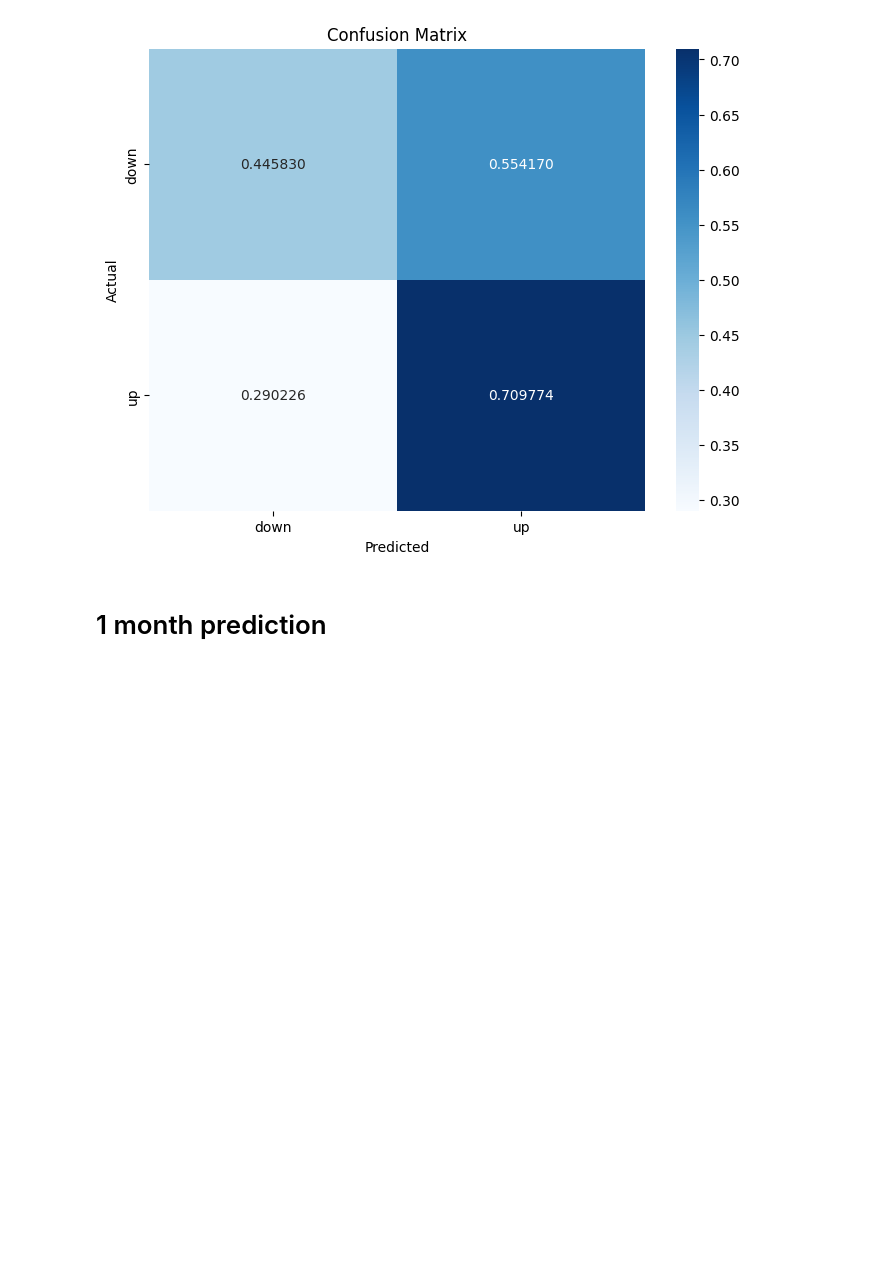
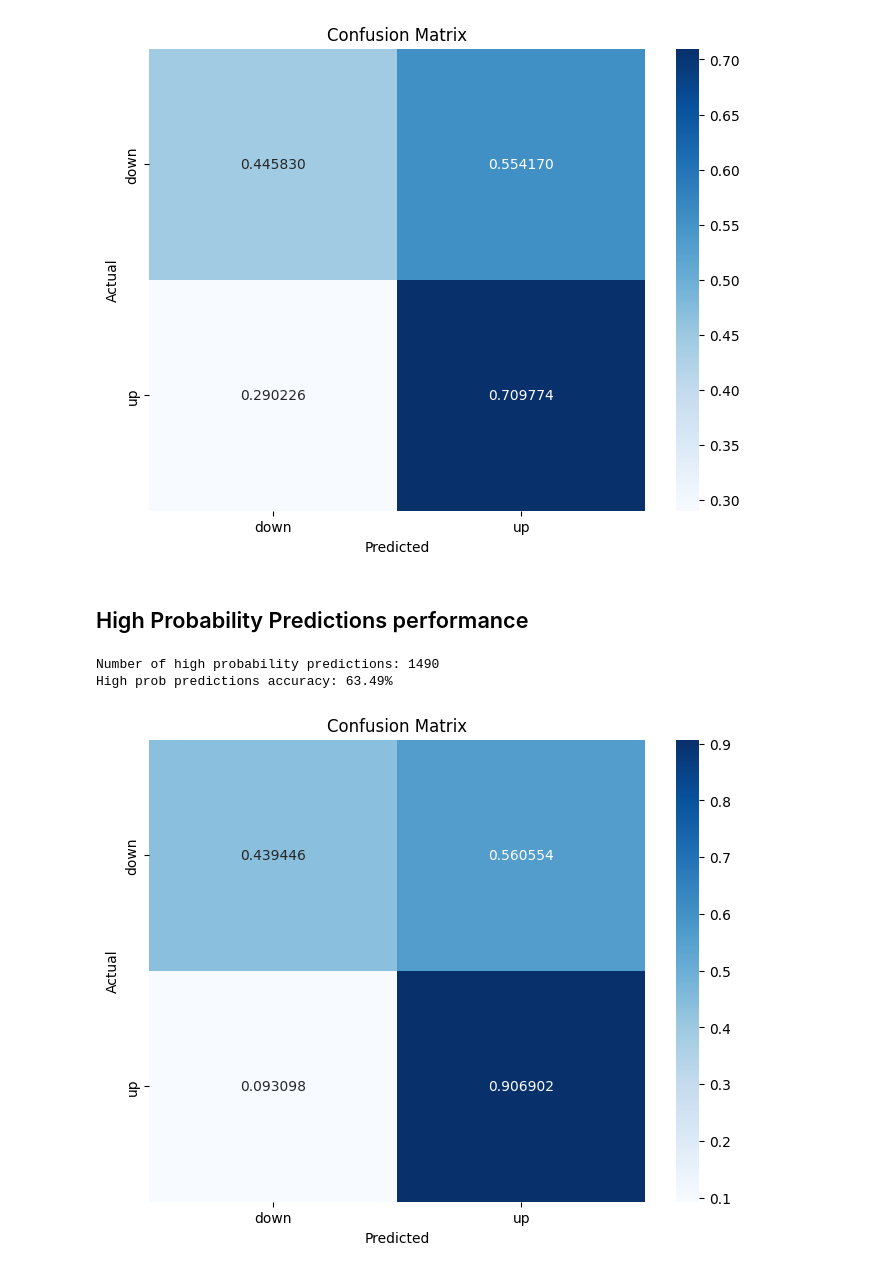
Before and after one commit to OrestisStefanou/InvestorAPI, a Jupyter notebook: analytics/machine_learning/price_prediction_with_fundamentals/notebooks/modelling_v6.ipynb, the cells around one changed output. Cells and saved outputs as stored; diff of their text form; code cells hidden in the pictures; blank space fills up the shorter version.

```diff
--- a/analytics/machine_learning/price_prediction_with_fundamentals/notebooks/modelling_v6.ipynb
+++ b/analytics/machine_learning/price_prediction_with_fundamentals/notebooks/modelling_v6.ipynb
@@ -18,7 +18,7 @@ from sklearn.compose import make_column_transformer
 from analytics.machine_learning.price_prediction_with_fundamentals import utils
 import pandas as pd
 
-db_conn = sqlite3.connect('/home/orestis/code/Orestis/InvestorAPI/app/database/ibd.db')
+db_conn = sqlite3.connect('/Users/orestis/MyProjects/InvestorAPI/app/database/ibd.db')
 
 query = '''
     SELECT *
@@ -79,10 +79,10 @@ y_pred_xgb_classifier = xgb_classifier.predict(X_test)
 accuracy = accuracy_score(y_test, y_pred_xgb_classifier)
 print(f"Overall Accuracy: {accuracy:.2%}")
 
-y_test = [label_mapping[y] for y in y_test]
-y_pred = [label_mapping[y] for y in y_pred_xgb_classifier]
+y_test_labels = [label_mapping[y] for y in y_test]
+y_pred_labels = [label_mapping[y] for y in y_pred_xgb_classifier]
 # Plot the confusion matrix
-conf_matrix = confusion_matrix(y_test, y_pred, labels=labels, normalize='true')
+conf_matrix = confusion_matrix(y_test_labels, y_pred_labels, labels=labels, normalize='true')
 
 # Plot confusion matrix using seaborn
 plt.figure(figsize=(8, 6))
@@ -98,5 +98,34 @@ Target value counts
 Name: next_three_months_pct_change_range, dtype: int64
 Overall Accuracy: 53.85%
 [figure]
-# %% [markdown]
-# 1 month prediction
+# %% [markdown]
+## High Probability Predictions performance
+# %%
+predicted_probabilities = xgb_classifier.predict_proba(X_test)
+y_pred_high_prob, y_test_high_prob = utils.get_high_prob_predictions_with_ground_truth_labels(
+    predicted_probabilities=predicted_probabilities,
+    y_pred=y_pred_xgb_classifier,
+    y_test=y_test,
+    threshold=0.75
+)
+
+print("Number of high probability predictions:", len(y_pred_high_prob))
+accuracy = accuracy_score(y_test_high_prob, y_pred_high_prob)
+print(f"High prob predictions accuracy: {accuracy:.2%}")
+
+y_test_labels = [label_mapping[y] for y in y_test_high_prob]
+y_pred_labels = [label_mapping[y] for y in y_pred_high_prob]
+# Plot the confusion matrix
+conf_matrix = confusion_matrix(y_test_labels, y_pred_labels, labels=labels, normalize='true')
+
+# Plot confusion matrix using seaborn
+plt.figure(figsize=(8, 6))
+sns.heatmap(conf_matrix, annot=True, fmt='f', cmap='Blues', xticklabels=labels, yticklabels=labels)
+plt.title('Confusion Matrix')
+plt.xlabel('Predicted')
+plt.ylabel('Actual')
+plt.show()
+# %% [output]
+Number of high probability predictions: 1490
+High prob predictions accuracy: 63.49%
+[figure, added]
```
Also changed, not shown: parts of 14 cells of this notebook, 1 other file.
